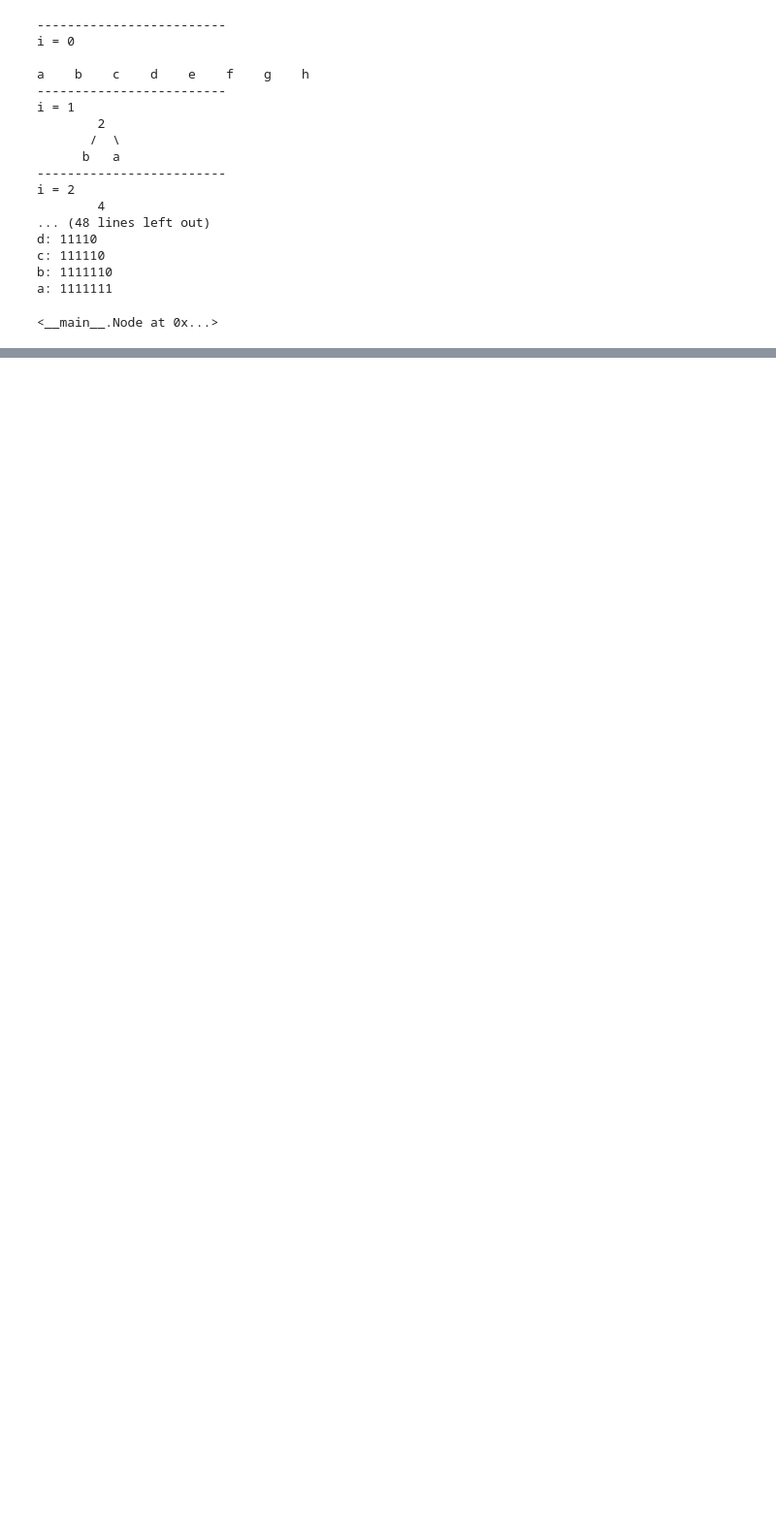
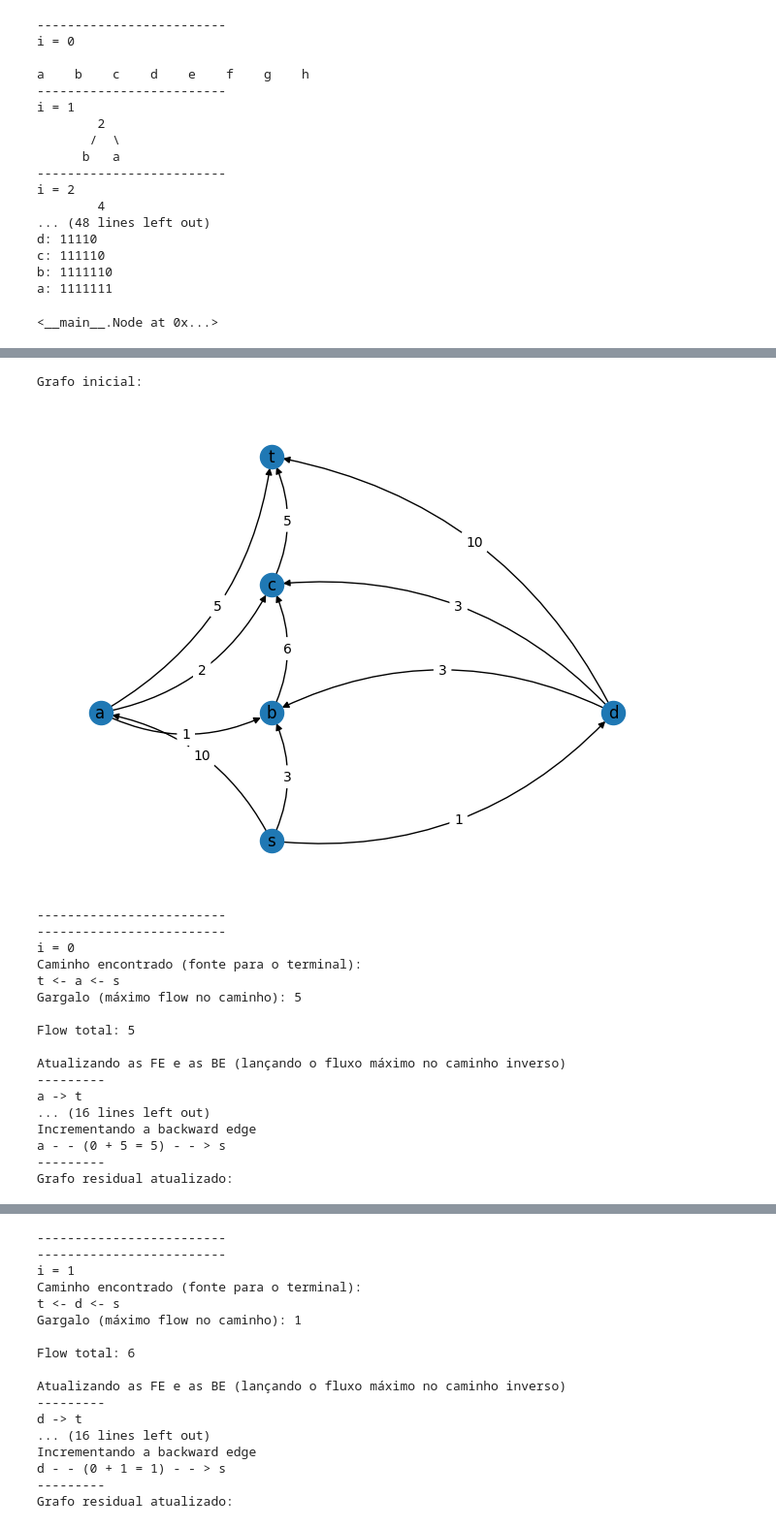
Before and after one commit to ViniR07/projeto-analise-algoritmos, a Jupyter notebook: algoritmos/algoritmos-gulosos/AlgoritmosGulosos2.ipynb, the cells around one changed output, grey strips where cells are left out. Shown at 97% size. Cells and saved outputs as stored; diff of their text form; code cells hidden in the pictures; blank space fills up the shorter version.

```diff
--- a/algoritmos/algoritmos-gulosos/AlgoritmosGulosos2.ipynb
+++ b/algoritmos/algoritmos-gulosos/AlgoritmosGulosos2.ipynb
@@ -360,0 +402,6 @@ a: 1111111
+# %%
+import networkx as nx
+import matplotlib.pyplot as plt
+import numpy as np
+
+numero_no = {0: 's', 1: 'a', 2: 'b', 3: 'c', 4: 'd', 5: 't'}
@@ -360,0 +716,36 @@ a: 1111111
+# %%
+# Create a graph given in the above diagram
+
+graph = [[0, 10, 3, 0, 1, 0],
+         [0, 0, 1, 2, 0, 5],
+         [0, 0, 0, 6, 0, 0],
+         [0, 0, 0, 0, 0, 5],
+         [0, 0, 3, 3, 0, 10],
+         [0, 0, 0, 0, 0, 0]]
+
+g = Graph(graph)
+
+fonte = 0
+terminal = 5
+
+print("O fluxo máximo possível é %d " % FordFulkerson(g, fonte, terminal))
+# %% [output]
+Grafo inicial:
+[figure, added]
+-------------------------
+-------------------------
+i = 0
+Caminho encontrado (fonte para o terminal):
+t <- a <- s
+Gargalo (máximo flow no caminho): 5
+
+Flow total: 5
+
+Atualizando as FE e as BE (lançando o fluxo máximo no caminho inverso)
+---------
+a -> t
+... (16 lines left out)
+Incrementando a backward edge
+a - - (0 + 5 = 5) - - > s
+---------
+Grafo residual atualizado:
@@ -360,0 +753,17 @@ a: 1111111
+-------------------------
+-------------------------
+i = 1
+Caminho encontrado (fonte para o terminal):
+t <- d <- s
+Gargalo (máximo flow no caminho): 1
+
+Flow total: 6
+
+Atualizando as FE e as BE (lançando o fluxo máximo no caminho inverso)
+---------
+d -> t
+... (16 lines left out)
+Incrementando a backward edge
+d - - (0 + 1 = 1) - - > s
+---------
+Grafo residual atualizado:
```
Also changed, not shown: parts of 17 cells of this notebook, 3 other files.
